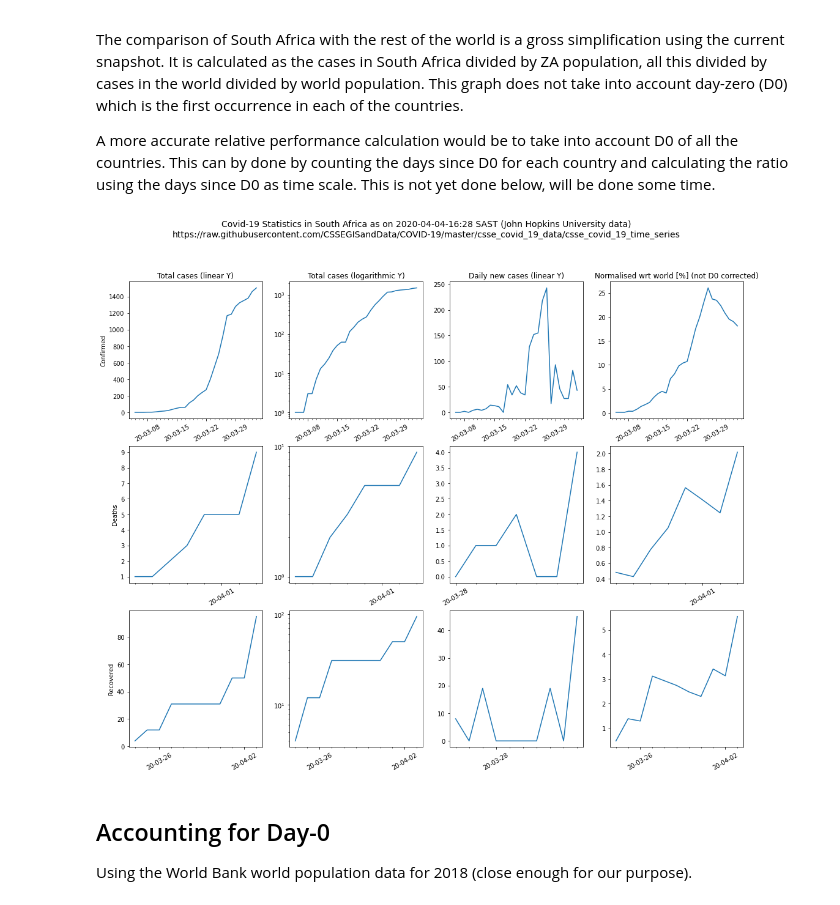
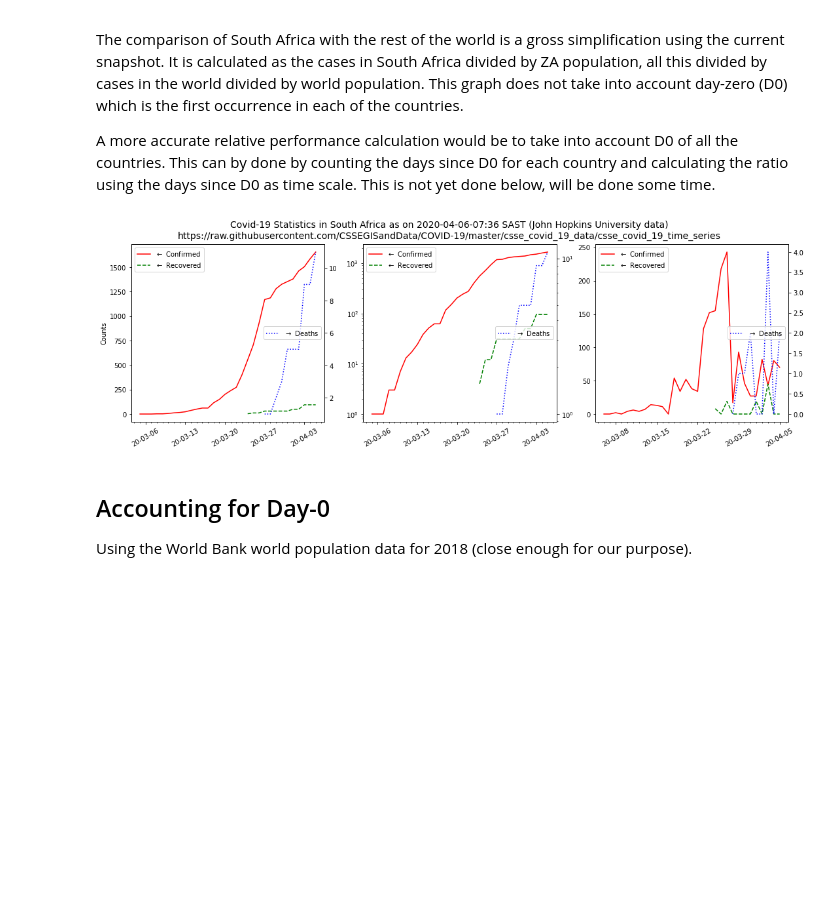
Before and after one commit to NelisW/miscellania, a Jupyter notebook: TrackCovidinZa.ipynb, the cells around one changed output. Saved outputs shown, nothing was run; the diff lists cells and outputs as text; code cells hidden in the pictures; blank space fills up the shorter version.

Commit message:
update to covid tracker

```diff
--- a/TrackCovidinZa.ipynb
+++ b/TrackCovidinZa.ipynb
@@ -40,16 +57,16 @@ from datetime import datetime
 Read the data as currently stored on GitHub in the JHU repository
 # %%
 ghFolder = 'https://raw.githubusercontent.com/CSSEGISandData/COVID-19/master/csse_covid_19_data/csse_covid_19_time_series'
-ghFiles = [
-    ['Confirmed','time_series_covid19_confirmed_global.csv'],
-    ['Deaths','time_series_covid19_deaths_global.csv'],
-    ['Recovered','time_series_covid19_recovered_global.csv'],
-    ]
+ghFiles = {
+    'Confirmed':['time_series_covid19_confirmed_global.csv','red',r'$\leftarrow$','-' ],
+    'Deaths':['time_series_covid19_deaths_global.csv','blue',r'$\rightarrow$',':' ],
+    'Recovered':['time_series_covid19_recovered_global.csv','green',r'$\leftarrow$','--' ],
+}
 # %%
 dfg={}
-for i,lst  in enumerate(ghFiles):
+for i,key  in enumerate(ghFiles.keys()):
     # read data from github
-    dfg[lst[0]] = pd.read_csv('/'.join([ghFolder,lst[1]]))
+    dfg[key] = pd.read_csv('/'.join([ghFolder,ghFiles[key][0]]))
 # %% [markdown]
 Get the world statistics
 # %%
@@ -106,37 +123,46 @@ This can by done by counting the days since D0 for each country and calculating
 # %%
 strnow = f"{datetime.today().strftime('%Y-%m-%d-%H:%M')} SAST (John Hopkins University data)"
 ptitle = f'Covid-19 Statistics in South Africa as on {strnow}\n{ghFolder}'
+ptypes = ['Total cases (linear Y)','Total cases (logarithmic Y)','Daily new cases (linear Y)']
 
-fig, axs = plt.subplots(3,4,figsize=(18,14))
-ptypes = ['Total cases (linear Y)','Total cases (logarithmic Y)','Daily new cases (linear Y)','Normalised wrt world [%] (not D0 corrected)']
+fig, axs = plt.subplots(1,3,figsize=(18,5))
+fig.suptitle(ptitle, fontsize=14)
+axt = [a.twinx() for a in axs]
 
 peopleWorld = 7.53e9
 peopleZA = 56.72e6
 
 for i,key in enumerate(dfs.keys()):
+
     dfS = dfs[key]
     dfW = dfw[key]
     dfS = dfS.join(dfW.set_index('Date'), on='Date',rsuffix='_W')
 
     # plot the data
-    fig.suptitle(ptitle, fontsize=14)
-    axs[i, 0].plot(dfS['Date'],dfS['Count'])
-    axs[i, 1].semilogy(dfS['Date'],dfS['Count'])
-    axs[i, 2].plot(dfS['Date'][1:],np.diff(dfS['Count']))
-    axs[i, 3].plot(dfS['Date'],100*(dfS['Count']/peopleZA)/((dfS['Count_W']-dfS['Count'])/(peopleWorld-peopleZA)))
+    color = ghFiles[key][1]
+    linestyle = ghFiles[key][3]
+    label = f'{ghFiles[key][2]} {key}'
 
-    for j in [0,1,2,3]:
-        axs[i,j].xaxis.set_tick_params(rotation=30, labelsize=10)
-        # format the ticks
-        axs[i,j].xaxis.set_major_locator(mdates.DayLocator(interval=7))
-        axs[i,j].xaxis.set_major_formatter(mdates.DateFormatter('%y-%m-%d'))
-        axs[i,j].xaxis.set_minor_locator(mdates.DayLocator())
-        if i==0:
-            axs[i,j].set_title(ptypes[j])
-        if j==0:
-            axs[i,0].set_ylabel(key)
+    ax = axt if 'Death' in key else axs
+
+    ax[0].plot(dfS['Date'],dfS['Count'], label=label,linestyle=linestyle,color=color)
+    ax[1].semilogy(dfS['Date'],dfS['Count'],label=label,linestyle=linestyle,color=color)
+    ax[2].plot(dfS['Date'][1:],np.diff(dfS['Count']),label=label,linestyle=linestyle,color=color)
+
+for i in [0,1,2]:
+    if i==0:
+        axs[0].set_ylabel('Counts')
+
+    axs[i].legend()
+    axt[i].legend(loc='center right')
+
+    axs[i].xaxis.set_tick_params(rotation=30, labelsize=10)
+    # format the ticks
+    axs[i].xaxis.set_major_locator(mdates.DayLocator(interval=7))
+    axs[i].xaxis.set_major_formatter(mdates.DateFormatter('%y-%m-%d'))
+    axs[i].xaxis.set_minor_locator(mdates.DayLocator())
 # %% [output]
-[figure, old version]
+[figure, new version]
 # %% [markdown]
 ## Accounting for Day-0
 
```
Also changed, not shown: parts of 5 cells of this notebook.
